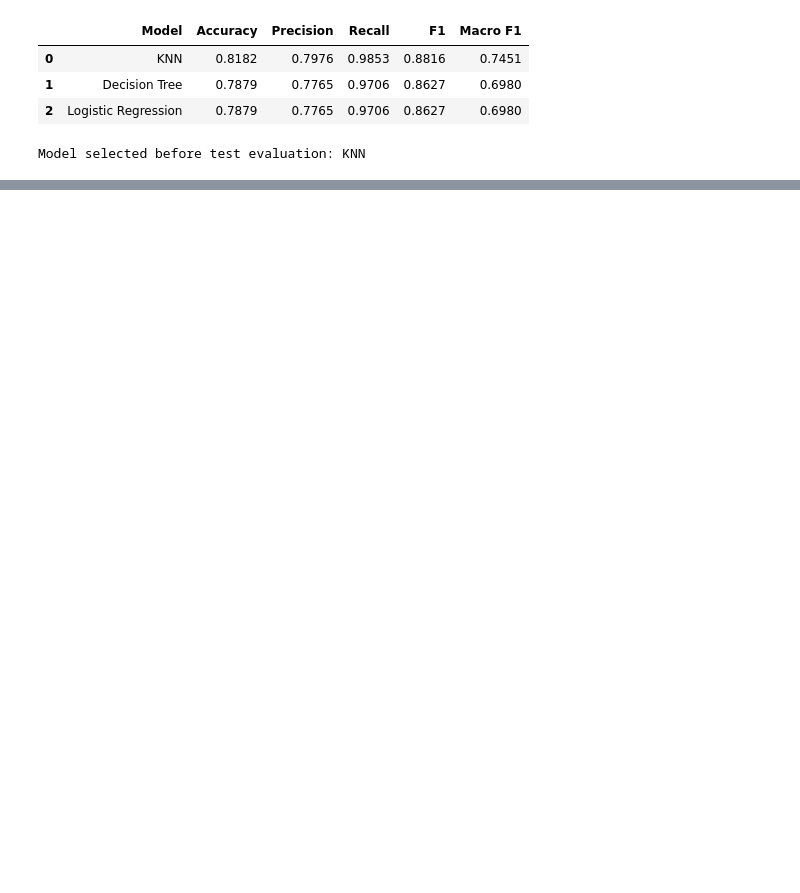
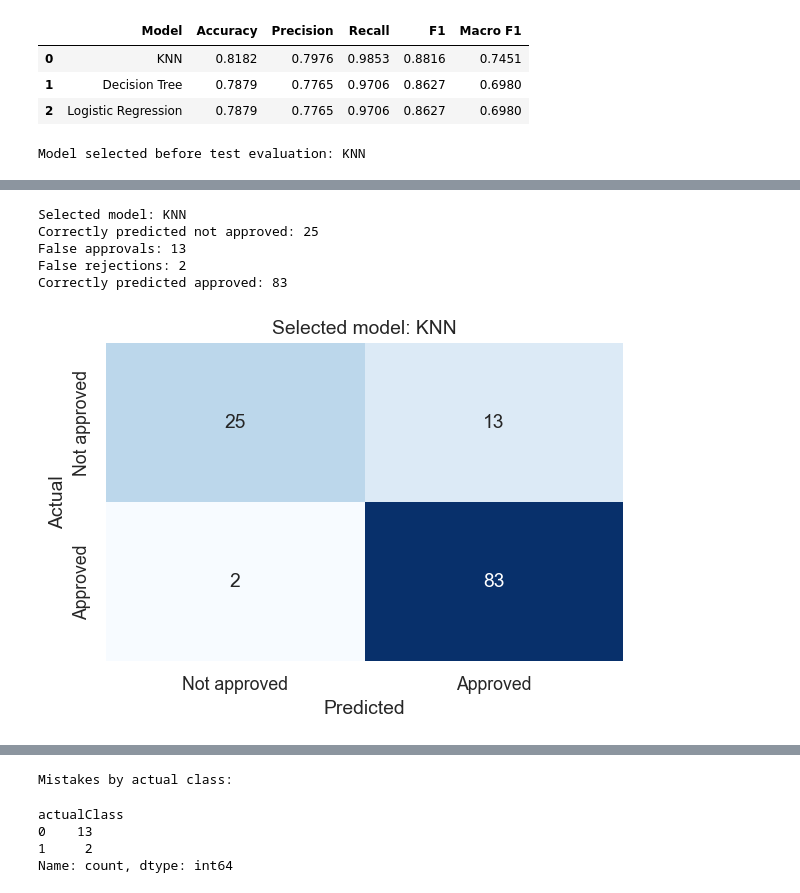
Before and after one commit to fayzliaqat/week3-supervised-models, a Jupyter notebook: week3_supervised_models.ipynb, the cells around one changed output, grey strips where cells are left out. Cells and saved outputs as stored; diff of their text form; code cells hidden in the pictures; blank space fills up the shorter version.

```diff
--- a/week3_supervised_models.ipynb
+++ b/week3_supervised_models.ipynb
@@ -391,0 +531,38 @@ Model selected before test evaluation: KNN
+# %%
+bestPredictions = testPredictions[bestModelName]
+bestMatrix = confusion_matrix(testTarget, bestPredictions, labels=[0, 1])
+trueNegative, falsePositive, falseNegative, truePositive = bestMatrix.ravel()
+print("Selected model:", bestModelName)
+print("Correctly predicted not approved:", trueNegative)
+print("False approvals:", falsePositive)
+print("False rejections:", falseNegative)
+print("Correctly predicted approved:", truePositive)
+
+plt.figure(figsize=(5.6, 4))
+sns.heatmap(bestMatrix, annot=True, fmt="d", cmap="Blues", cbar=False,
+            xticklabels=["Not approved", "Approved"],
+            yticklabels=["Not approved", "Approved"])
+plt.title(f"Selected model: {bestModelName}")
+plt.xlabel("Predicted")
+plt.ylabel("Actual")
+plt.tight_layout()
+plt.savefig(outputDir / "best_model_confusion_matrix.png", dpi=180)
+plt.show()
+plt.close()
+
+errorDetails = testInputs.copy()
+errorDetails.insert(0, "loanId", loanData.loc[testInputs.index, "loanId"])
+errorDetails["actualClass"] = testTarget
+errorDetails["predictedClass"] = bestPredictions
+errorDetails = errorDetails[errorDetails["actualClass"] != errorDetails["predictedClass"]]
+display(errorDetails.head(10))
+print("Mistakes by actual class:")
+display(errorDetails["actualClass"].value_counts().sort_index())
+errorDetails.to_csv(outputDir / "best_model_errors.csv", index_label="sourceRow")
+# %% [output]
+Selected model: KNN
+Correctly predicted not approved: 25
+False approvals: 13
+False rejections: 2
+Correctly predicted approved: 83
+[figure, added]
@@ -391,0 +580,5 @@ Model selected before test evaluation: KNN
+Mistakes by actual class:
+actualClass
+0    13
+1     2
+Name: count, dtype: int64
```
Also changed, not shown: parts of 17 cells of this notebook, 14 other files.
